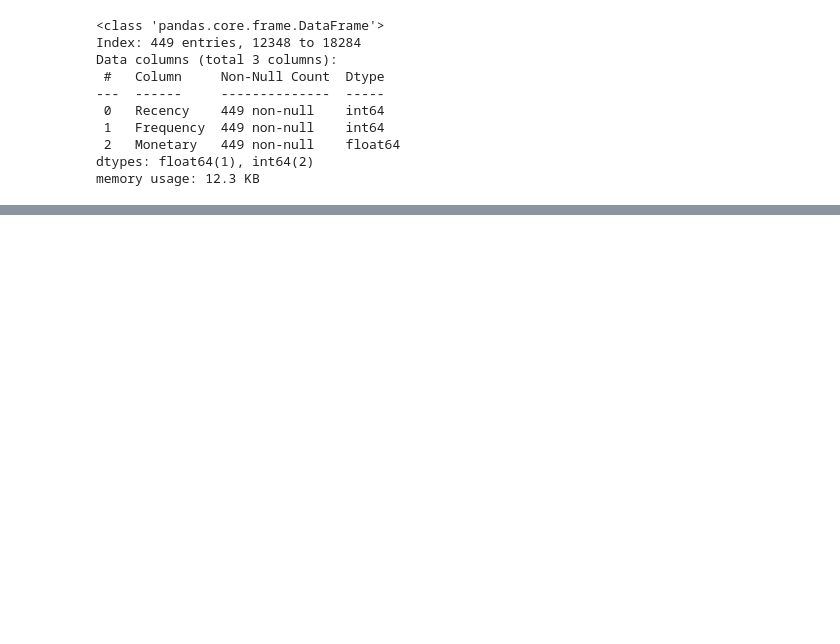
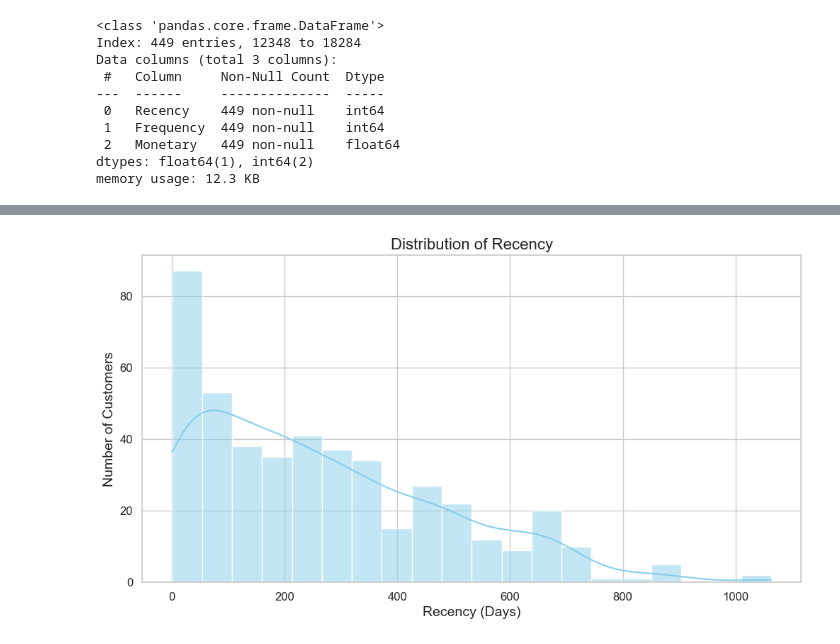
Before and after one commit to Maramallah/RFMAnalysis, a Jupyter notebook: ProjectAutoMobile.ipynb, the cells around one changed output, grey strips where cells are left out. Saved outputs shown, nothing was run; the diff lists cells and outputs as text; code cells hidden in the pictures; blank space fills up the shorter version.

```diff
--- a/ProjectAutoMobile.ipynb
+++ b/ProjectAutoMobile.ipynb
@@ -258,0 +219,16 @@ Number of rows with invalid dates: 0
+# %%
+# Recency: Histogram to show the continuous distribution
+plt.figure(figsize=(12, 6))
+sns.histplot(rfm['Recency'], bins=20, kde=True, color="skyblue")
+
+# Add titles and labels
+plt.title('Distribution of Recency', fontsize=16)
+plt.xlabel('Recency (Days)', fontsize=14)
+plt.ylabel('Number of Customers', fontsize=14)
+plt.xticks(fontsize=12)
+plt.yticks(fontsize=12)
+
+# Show the plot
+plt.show()
+# %% [output]
+[figure, added]
```
Also changed, not shown: parts of 21 cells of this notebook.
